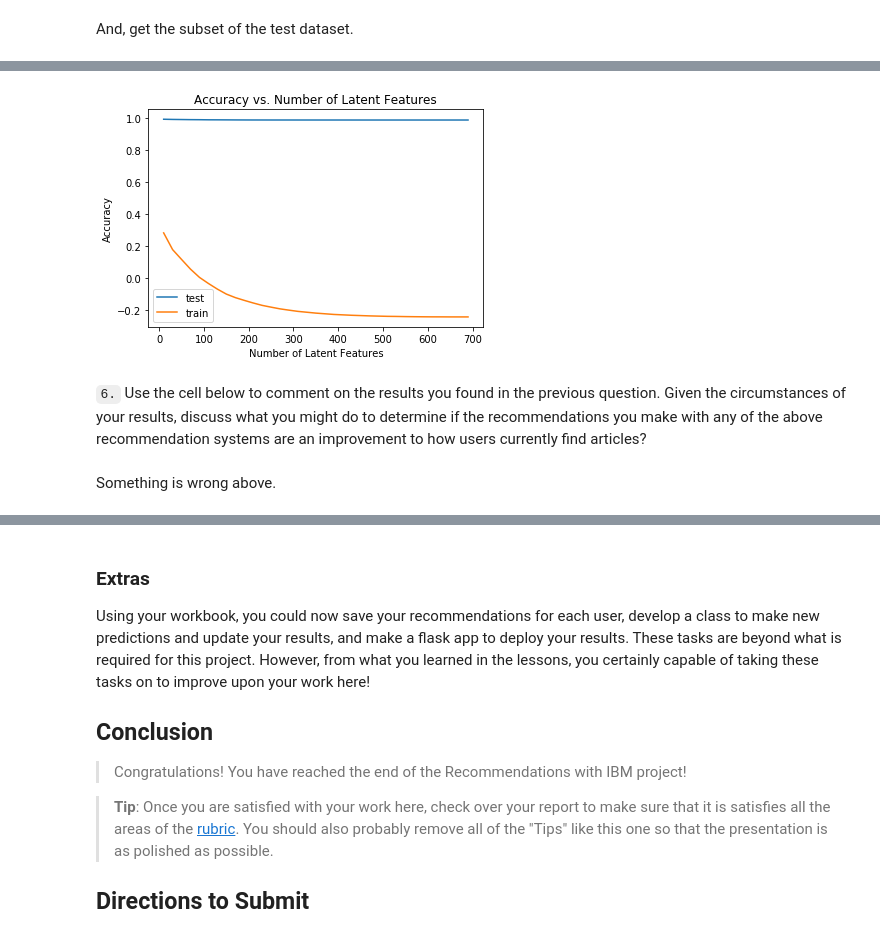
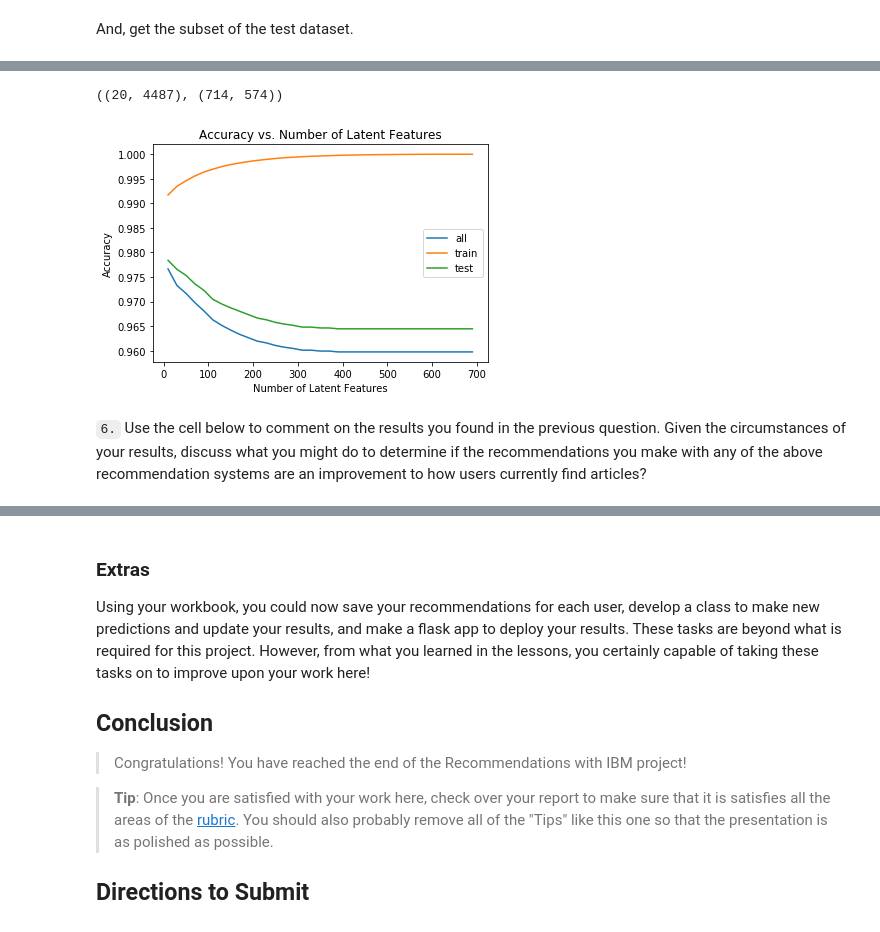
Before and after one commit to kavasoglu/recommendations_with_ibm, a Jupyter notebook: Recommendations_with_IBM.ipynb, the cells around one changed output, grey strips where cells are left out. Saved outputs shown, nothing was run; the diff lists cells and outputs as text; code cells hidden in the pictures.

Commit message:
Fix on matrix factorization using train/test data split with latent numbers

```diff
--- a/Recommendations_with_IBM.ipynb
+++ b/Recommendations_with_IBM.ipynb
@@ -740,8 +745,8 @@ def create_test_and_train_user_item(df_train, df_test):
     test_arts - all of the test article ids
 
     '''
-    user_item_train = df_train.groupby(['user_id'])['article_id'].value_counts().unstack().applymap(lambda x: 0 if pd.isna(x) else 1)
-    user_item_test = df_test.groupby(['user_id'])['article_id'].value_counts().unstack().applymap(lambda x: 0 if pd.isna(x) else 1)
+    user_item_train = create_user_item_matrix(df_train)
+    user_item_test = create_user_item_matrix(df_test)
 
     test_idx = user_item_test.index.values
     test_arts = user_item_test.columns.values
@@ -750,11 +755,13 @@ def create_test_and_train_user_item(df_train, df_test):
 
 user_item_train, user_item_test, test_idx, test_arts = create_test_and_train_user_item(df_train, df_test)
 # %%
-n_common_users = len(np.intersect1d(test_idx, user_item_train.index))
+common_users = np.intersect1d(test_idx, user_item_train.index)
+n_common_users = len(common_users)
 a = len(test_idx) - n_common_users
 c = n_common_users
 
-n_common_articles = len(np.intersect1d(test_arts, user_item_train.columns))
+common_articles = np.intersect1d(test_arts, user_item_train.columns)
+n_common_articles = len(common_articles)
 d = len(test_arts) - n_common_articles
 b = n_common_articles
 print(a)
@@ -830,25 +807,46 @@ def calculate_error(n_features,df,n_users,n_articles):
-# %%
-num_latent_feats = np.arange(10,700+10,20)
-sum_test_errs = []
-sum_train_errs = []
-
-for k in num_latent_feats:
-    train_err = calculate_error(k, user_item_train,n_users=user_item_train.shape[0],n_articles=user_item_train.shape[1])
-    sum_train_errs.append(train_err)
-
-for k in num_latent_feats:
-    test_err = calculate_error(k, user_test_filtered,n_users=20,n_articles=574)
-    sum_test_errs.append(test_err)
-
-plt.plot(num_latent_feats, 1 - np.array(sum_test_errs)/df.shape[0]);
-plt.plot(num_latent_feats, 1 - np.array(sum_train_errs)/df.shape[0]);
-plt.legend(['test','train'])
-plt.xlabel('Number of Latent Features');
-plt.ylabel('Accuracy');
-plt.title('Accuracy vs. Number of Latent Features');
-# %% [output]
-[figure, removed]
+# %%
+train_idx = user_item_train.index.isin(test_idx)
+train_arts = user_item_train.columns.isin(test_arts)
+
+u_test = u_train[train_idx, :]
+vt_test= vt_train[:, train_arts]
+
+(u_test.shape, vt_test.shape)
+# %% [output]
+((20, 4487), (714, 574))
+# %%
+user_test_filtered = user_item_test.loc[common_users]
+# %%
+sum_train_errs=[]
+sum_test_errs=[]
+all_errs=[]
+
+num_latent_feats = np.arange(10,700+10,20)
+
+for k in num_latent_feats:
+    u_train_new, s_train_new, vt_train_new = u_train[:, :k], np.diag(s_train[:k]), vt_train[:k, :]
+    u_test_new, vt_test_new = u_test[:, :k], vt_test[:k,:]
+
+    user_train_est = np.around(np.dot(np.dot(u_train_new, s_train_new), vt_train_new))
+    user_test_est = np.around(np.dot(np.dot(u_test_new, s_train_new), vt_test_new))
+
+    diffs_train = np.subtract(user_item_train, user_train_est)
+    diffs_test = np.subtract(user_test_filtered.loc[common_users, :], user_test_est)
+
+    sum_train_errs.append(np.sum(np.sum(np.abs(diffs_train))))
+    sum_test_errs.append(np.sum(np.sum(np.abs(diffs_test))))
+
+    all_errs.append(1-((np.sum(user_test_est)+np.sum(np.sum(user_test_filtered)))/(user_test_filtered.shape[0]*user_test_filtered.shape[1])))
+
+plt.plot(num_latent_feats, all_errs, label='all');
+plt.plot(num_latent_feats, 1 - (np.array(sum_train_errs)/(user_item_train.shape[0]*user_item_train.shape[1])), label='train');
+plt.plot(num_latent_feats, 1 - (np.array(sum_test_errs)/(user_test_filtered.shape[0]*user_test_filtered.shape[1])), label='test');
+plt.legend(loc='best')
+plt.xlabel('Number of Latent Features');
+plt.ylabel('Accuracy');
+plt.title('Accuracy vs. Number of Latent Features');
+plt.show();
+# %% [output]
+[figure, added]
 # %% [markdown]
 `6.` Use the cell below to comment on the results you found in the previous question. Given the circumstances of your results, discuss what you might do to determine if the recommendations you make with any of the above recommendation systems are an improvement to how users currently find articles?
-# %% [markdown]
-Something is wrong above.
```
Also changed, not shown: parts of 10 cells of this notebook, 1 other file.
